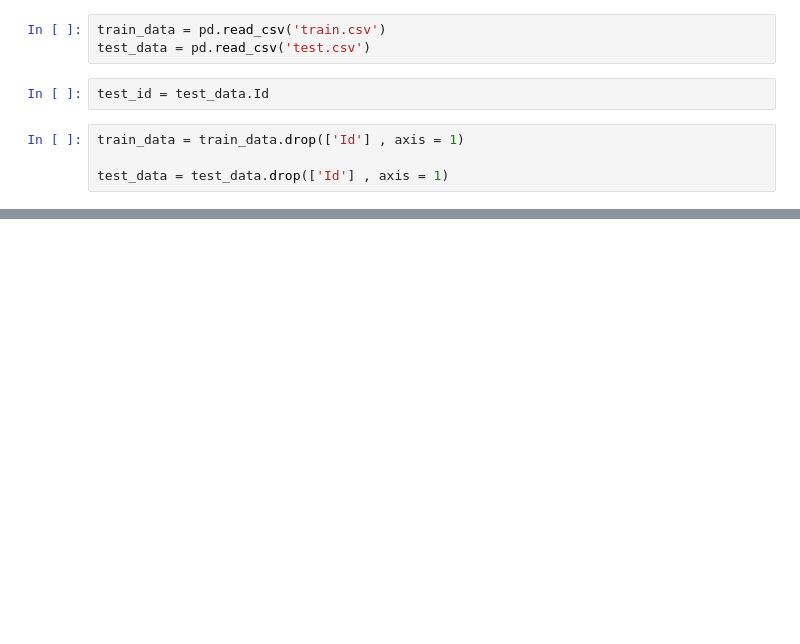
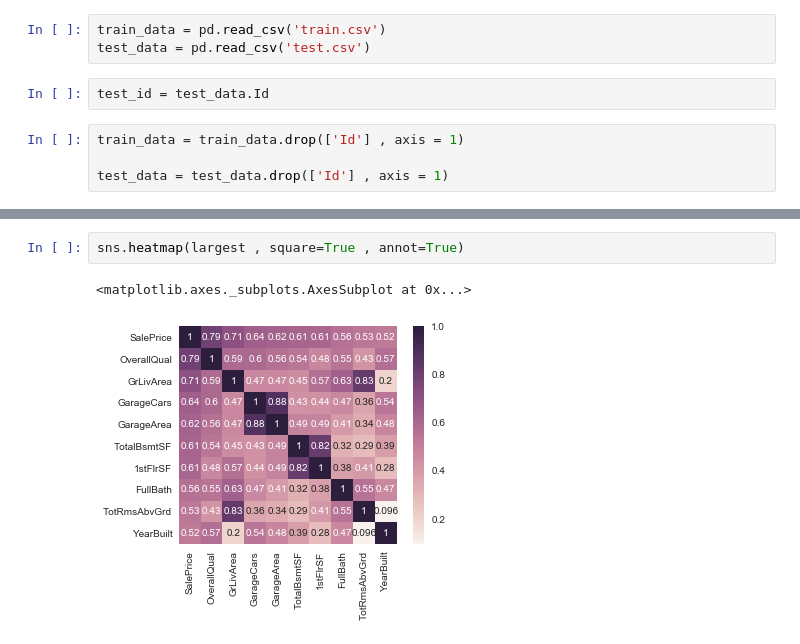
Before and after one commit to colorfulclouds/tensorflow2, a Jupyter notebook: kaggle/house_price/Untitled1.ipynb, the cells around one changed output, grey strips where cells are left out. Cells and saved outputs as stored; diff of their text form; blank space fills up the shorter version.

```diff
--- a/kaggle/house_price/Untitled1.ipynb
+++ b/kaggle/house_price/Untitled1.ipynb
@@ -31,3 +63,8 @@ largest_10_corr_matrix_index = list(set(largest_10_corr_matrix_index)-set(['Gara
+# %%
+sns.heatmap(largest , square=True , annot=True)
+# %% [output]
+<matplotlib.axes._subplots.AxesSubplot at 0x...>
+[figure, added]
 # %%
 #plt.scatter(train_data.GrLivArea , train_data.SalePrice)
 sns.pairplot(train_data[largest_10_corr_matrix_index])
```
Also changed, not shown: parts of 108 cells of this notebook.
